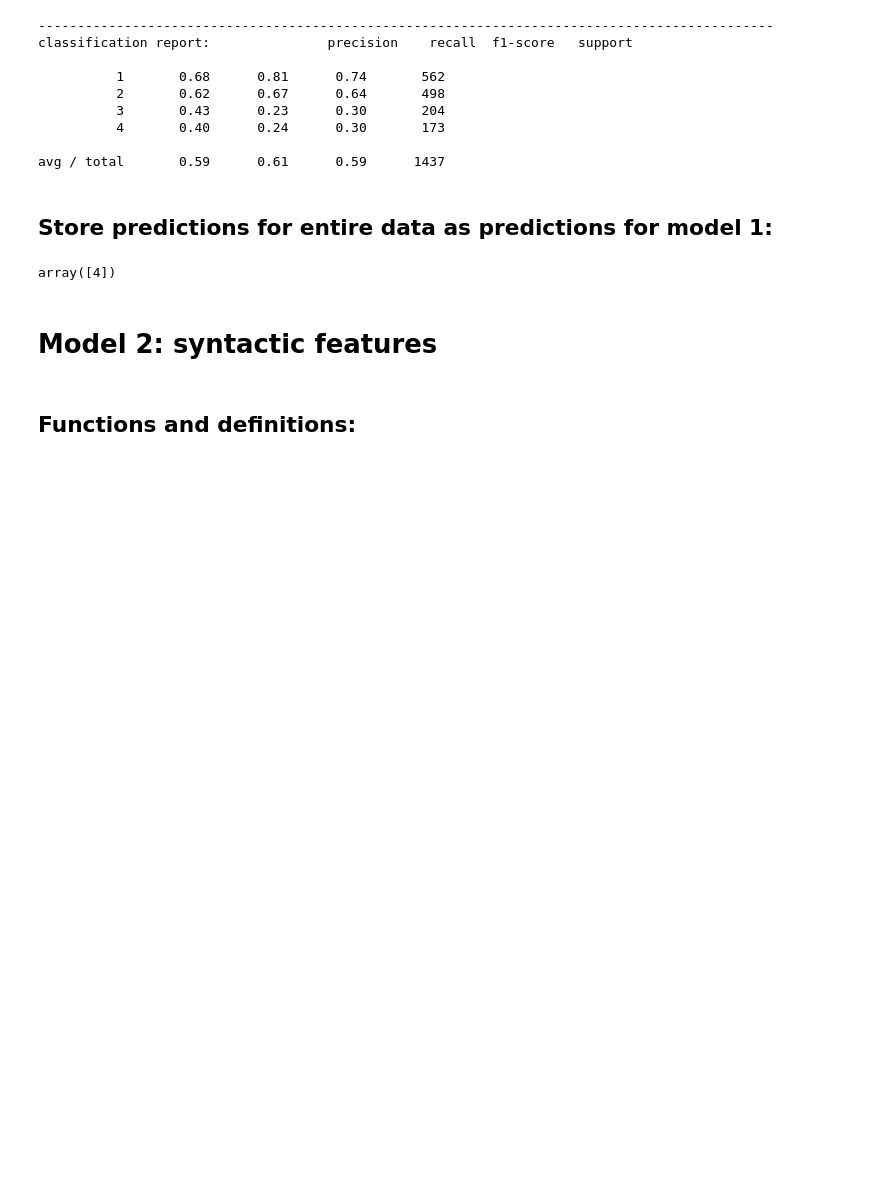
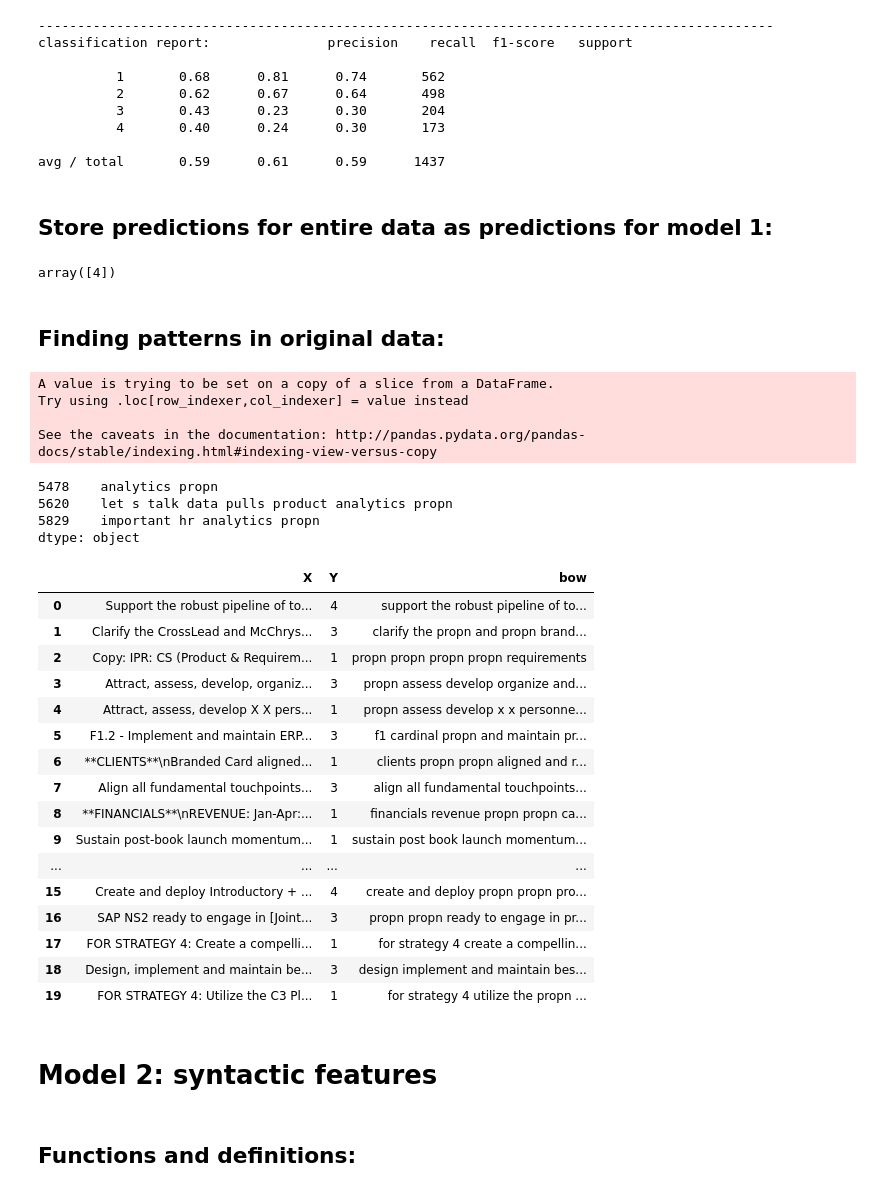
Before and after one commit to marleneguraieb/Insight_project, a Jupyter notebook: CrossLead_pred_model.ipynb, the cells around one changed output. Drawn from its saved outputs; the diff is of its cells as text; code cells hidden in the pictures; blank space fills up the shorter version.

```diff
--- a/CrossLead_pred_model.ipynb
+++ b/CrossLead_pred_model.ipynb
@@ -556,3 +549,5 @@ test_string = pd.Series(['build. iterate.'])
 pipe.predict(test_string)
 # %% [output]
 array([4])
+# %% [markdown]
+## Finding patterns in original data:
@@ -559,3 +565,38 @@ array([4])
+# %%
+bow_d = data_text
+bow_d['bow'] = bow
+# %% [output]
+A value is trying to be set on a copy of a slice from a DataFrame.
+Try using .loc[row_indexer,col_indexer] = value instead
+
+See the caveats in the documentation: http://pandas.pydata.org/pandas-docs/stable/indexing.html#indexing-view-versus-copy
+# %%
+bow[(bow.str.contains(top_verb['Class_1'].loc[88,'Verb'])==True)]
+# %% [output]
+5478    analytics propn
+5620    let s talk data pulls product analytics propn
+5829    important hr analytics propn
+dtype: object
+# %%
+data_text.head(20)
+# %% [output]
+|  | X | Y | bow |
+| 0 | Support the robust pipeline of to... | 4 | support the robust pipeline of to... |
+| 1 | Clarify the CrossLead and McChrys... | 3 | clarify the propn and propn brand... |
+| 2 | Copy: IPR: CS (Product & Requirem... | 1 | propn propn propn propn requirements |
+| 3 | Attract, assess, develop, organiz... | 3 | propn assess develop organize and... |
+| 4 | Attract, assess, develop X X pers... | 1 | propn assess develop x x personne... |
+| 5 | F1.2 - Implement and maintain ERP... | 3 | f1 cardinal propn and maintain pr... |
+| 6 | **CLIENTS**\nBranded Card aligned... | 1 | clients propn propn aligned and r... |
+| 7 | Align all fundamental touchpoints... | 3 | align all fundamental touchpoints... |
+| 8 | **FINANCIALS**\nREVENUE: Jan-Apr:... | 1 | financials revenue propn propn ca... |
+| 9 | Sustain post-book launch momentum... | 1 | sustain post book launch momentum... |
+| ... | ... | ... | ... |
+| 15 | Create and deploy Introductory + ... | 4 | create and deploy propn propn pro... |
+| 16 | SAP NS2 ready to engage in [Joint... | 3 | propn propn ready to engage in pr... |
+| 17 | FOR STRATEGY 4: Create a compelli... | 1 | for strategy 4 create a compellin... |
+| 18 | Design, implement and maintain be... | 3 | design implement and maintain bes... |
+| 19 | FOR STRATEGY 4: Utilize the C3 Pl... | 1 | for strategy 4 utilize the propn ... |
 # %% [markdown]
 # Model 2: syntactic features
 # %% [markdown]
```
Also changed, not shown: parts of 25 cells of this notebook.
